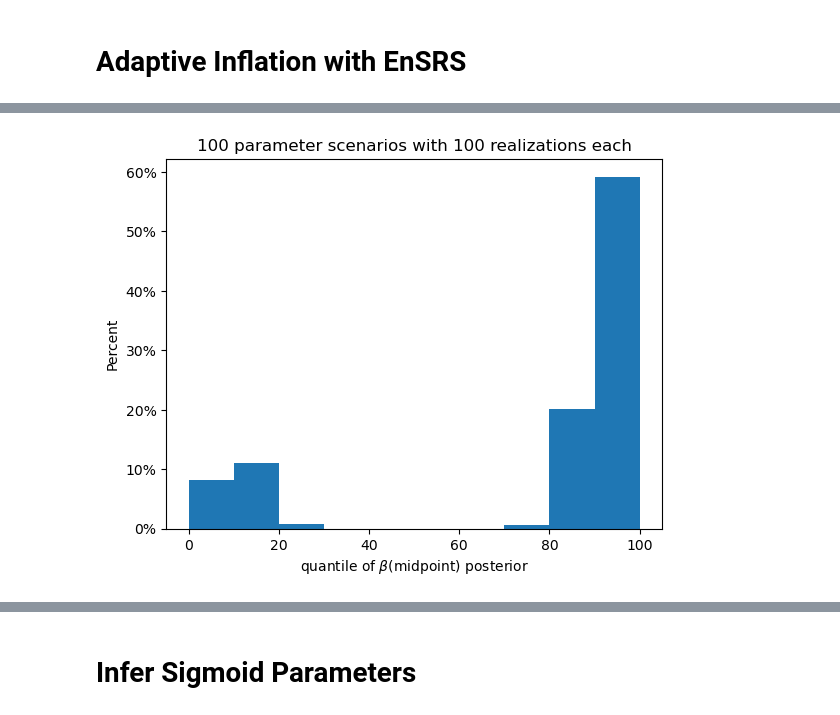
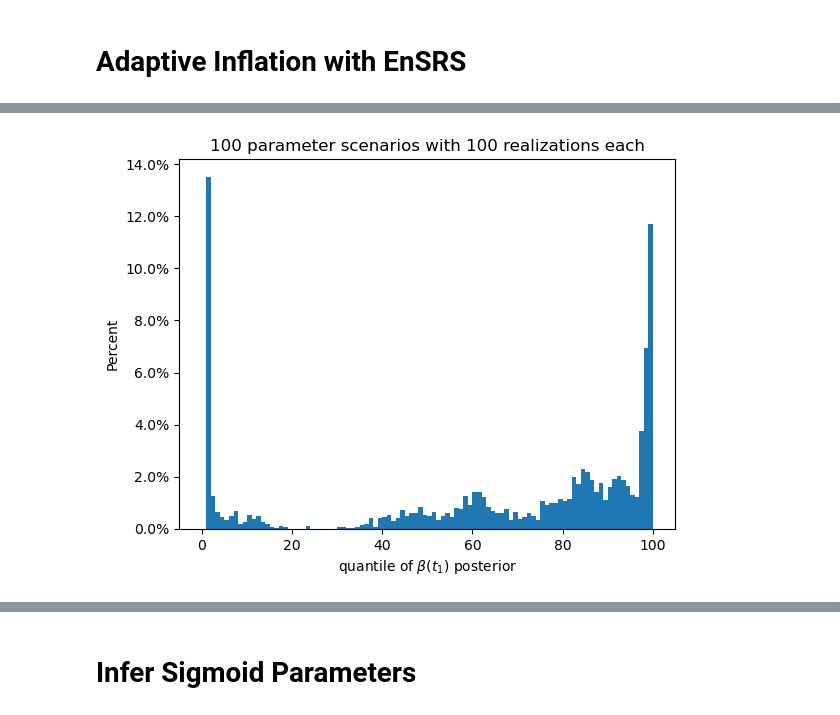
Before and after one commit to hwunrow/epykalman, a Jupyter notebook: sandbox/adaptive_inflation.ipynb, the cells around one changed output, grey strips where cells are left out. Drawn from its saved outputs; the diff is of its cells as text; code cells hidden in the pictures.

Commit message:
jupyter checkpoint

```diff
--- a/sandbox/adaptive_inflation.ipynb
+++ b/sandbox/adaptive_inflation.ipynb
@@ -935,8 +822,7 @@ check_again_df.head()
 # %%
 import random
 np.random.seed()
-param_choices = random.sample(range(0, len(check_again_df)), 15)
-
+param_choices = random.sample(range(0, len(check_again_df)), 25)
 for i in param_choices:
     print(i)
     rt0 = check_again_df.iloc[i]['rt_0']
@@ -996,7 +884,8 @@ for i in tqdm(param_choices):
     early_pt_list = []
     late_pt_list = []
 
-    for _ in tqdm(range(n_real)):
+    for _ in range(n_real):
+        lam = 1.01
         x_list = []
         xhat_list = []
         θ_list = []
@@ -1012,12 +901,15 @@ for i in tqdm(param_choices):
                 θ = θ0(prior, m=m)
                 xhat_list.append(x)
             else:
-                x = f(t, x, θ, data.N)  # prediction
+                try:
+                    x = f(t, x, θ, data.N)  # prediction
+                except:
+                    import pdb; pdb.set_trace()
                 xhat_list.append(x)
                 y = g(x)           # analysis
                 z = data.i[t]
 
-                def _adaptive_inflation(x, y, z, oev, lambar_prior=1.01, siglam2=0.1):
+                def _adaptive_inflation(x, y, z, oev, lambar_prior=1.01, siglam2=0.001):
                     # step 3b
                     sig2p = np.var(y)
                     ybarp = np.mean(y)
@@ -1061,19 +953,19 @@ for i in tqdm(param_choices):
                 oev = np.maximum(10, z**2/50)
                 decay = 0.99
                 if t > 10:
-                    lam = _adaptive_inflation(θ.beta, y, z, oev, lambar_prior=1.1)
+                    lam = _adaptive_inflation(θ.beta, y, z, oev, lambar_prior=lam)
                     lam_S = _adaptive_inflation(x.S, y, z, oev)
                     lam_I = _adaptive_inflation(x.I, y, z, oev)
                     lam_R = _adaptive_inflation(x.R, y, z, oev)
                     lam_i = _adaptive_inflation(x.i, y, z, oev)
-                    if z > 0:
-                        if np.abs(np.mean(y) - z) / z > 1:
-                            turn_off = True
-                            lam = 1.
-                            lam_S = 1.
-                            lam_I = 1.
-                            lam_R = 1.
-                            lam_i = 1.
+                    # if z > 0:
+                    #     if np.abs(np.mean(y) - z) / z > 1:
+                    #         turn_off = True
+                    #         lam = 1.
+                    #         lam_S = 1.
+                    #         lam_I = 1.
+                    #         lam_R = 1.
+                    #         lam_i = 1.
                     if np.isnan(lam):
                         lam = 1.
                     if np.isnan(lam_S):
@@ -1086,8 +978,8 @@ for i in tqdm(param_choices):
                         lam_i = 1.
                     # if turn_off:
                     #     lam = 1.
-                    if t > 250:
-                        lam = 1.
+                    # if t > 250:
+                    #     lam = 1.
                     lam_list.append(lam)
                     θ = _inflate_ensembles(θ, inflation_value=lam, params=True)
                     θ = np.clip(θ, 0, 10)
@@ -1361,8 +1253,9 @@ for i in tqdm(param_choices):
 
         beta_0 = data.rt_0 / data.t_I
         beta_1 = data.rt_1 / data.t_I
-        early_day = -1/data.k * np.log((beta_1 - beta_0)/(0.01*beta_0)) + data.midpoint
-        late_day = -1/data.k * np.log((beta_1 - beta_0)/(0.01*beta_0)) + data.midpoint
+        early_day = -1/data.k * np.log((beta_1 - beta_0)/(1.01*beta_0 - beta_0)-1) + data.midpoint
+        # import pdb; pdb.set_trace()
+        late_day = -1/data.k * np.log((beta_1 - beta_0)/(0.99*beta_1 - beta_0)-1) + data.midpoint
         early_post = θ_lag_list[int(early_day),0,:]
         early_truth = data.construct_beta(data.rt, data.t_I)[int(early_day)]
         late_post = θ_lag_list[int(late_day),0,:]
@@ -1392,11 +1285,11 @@ for i in tqdm(param_choices):
 # %%
 from matplotlib.ticker import PercentFormatter
 
 plt.title(f"100 parameter scenarios with {n_real} realizations each")
 plt.ylabel("Percent")
-plt.xlabel(r"quantile of $\beta$(midpoint) posterior")
-_ = plt.hist(hist_list.flatten(), weights=np.ones(len(hist_list.flatten())) / len(hist_list.flatten()), range=(0,100), bins=10)
+plt.xlabel(r"quantile of $\beta(t_1)$ posterior")
+_ = plt.hist(early_hist_list.flatten(), weights=np.ones(len(early_hist_list.flatten())) / len(early_hist_list.flatten()), range=(0,100), bins=100)
 plt.gca().yaxis.set_major_formatter(PercentFormatter(1))
 plt.show()
 # %% [output]
-[figure, old version]
+[figure, new version]
```
Also changed, not shown: parts of 38 cells of this notebook, 3 other files.
